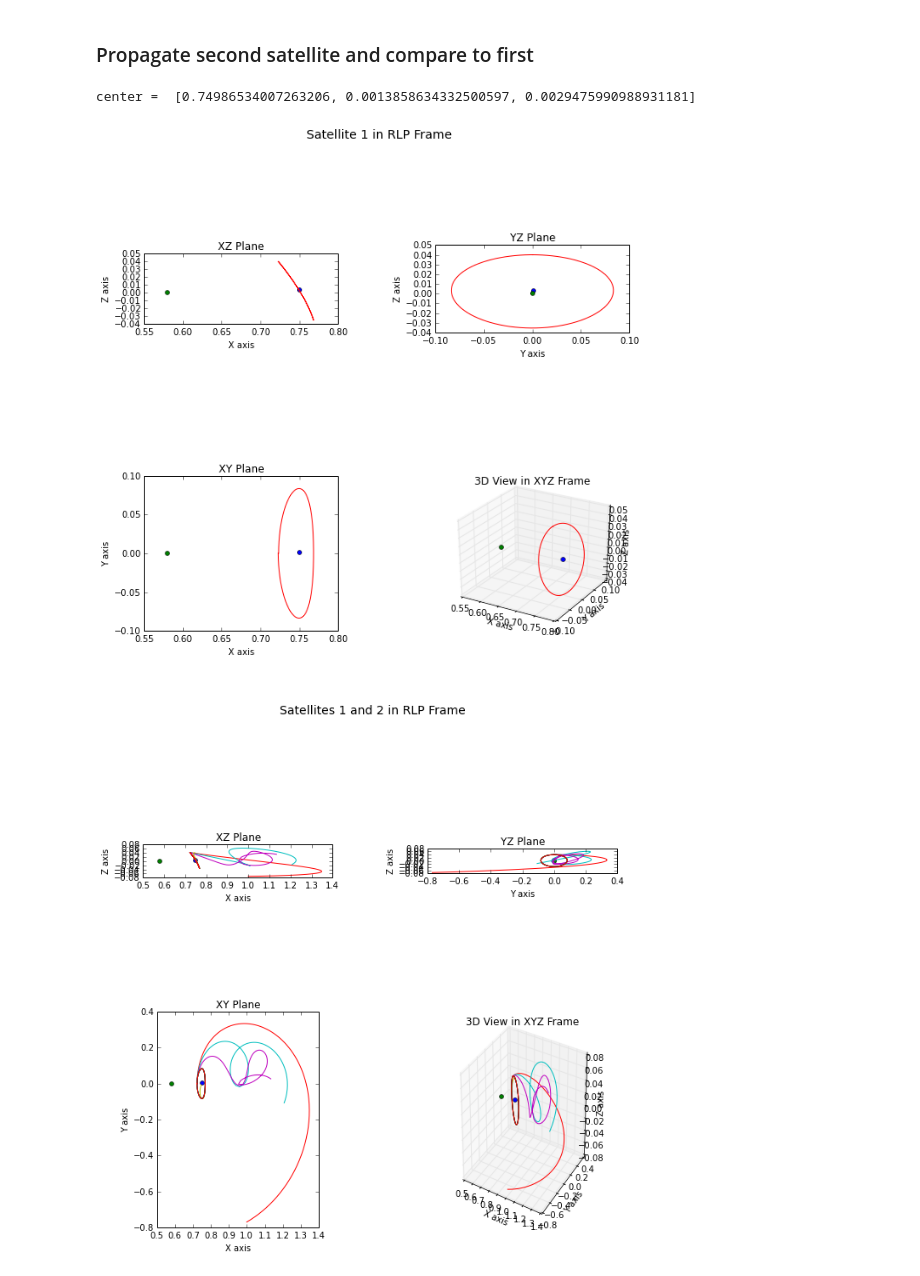
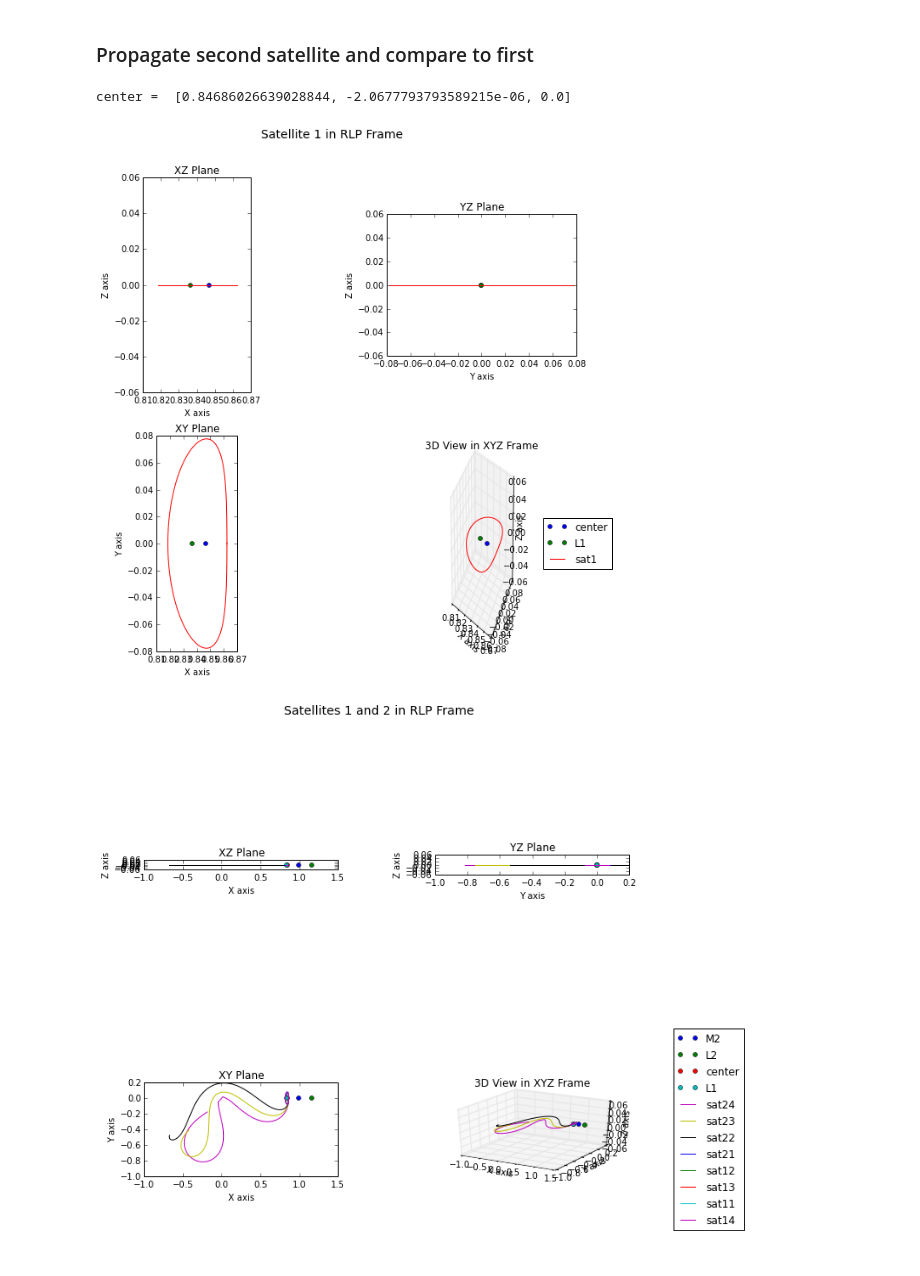
Before and after one commit to aerosara/thesis, a Jupyter notebook: notebooks/CRTBP Propagator with Two Spacecraft with Functions.ipynb, the cells around one changed output. Drawn from its saved outputs; the diff is of its cells as text; code cells hidden in the pictures.

```diff
--- a/notebooks/CRTBP Propagator with Two Spacecraft with Functions.ipynb
+++ b/notebooks/CRTBP Propagator with Two Spacecraft with Functions.ipynb
@@ -161,17 +106,38 @@ def ConvertOffsets(dx, dy, dz, basis1, basis2, basis3):
 
 ICs = InputDataDictionary()
 
-mu, timespan, initialstate1 = SetInitialConditions(ICs, ICset = 'Howell', ICtestcase = 0, numPoints = 200)
+mu, timespan, initialstate1 = SetInitialConditions(ICs, ICset = 'Barbee', ICtestcase = 0, numPoints = 200)
 
-L1, L2, L3, L4, L5 = ComputeLibrationPoints(mu)
+X1, X2, L1, L2, L3, L4, L5 = ComputeLibrationPoints(mu)
+
+# In nondimensional units, r12 = 1, M = 1, timeConst = Period/(2pi) = 1, G = 1
+r12 = 384400.0;
+timeConst = r12**(1.5)/mu**(0.5)
+
+# Re-dimensionalize
+#X1 = X1*r12;
+#X2 = X2*r12;
+#L1 = L1*r12;
+#L2 = L2*r12;
+#L3 = L3*r12;
+#L4 = L4*r12;
+#L5 = L5*r12;
 
 x1, y1, z1, xdot1, ydot1, zdot1 = PropagateSatellite(mu, timespan, initialstate1)
+
+# Re-dimensionalize
+#x1 = x1*r12;
+#y1 = y1*r12;
+#z1 = z1*r12;
+#xdot1 = xdot1*r12/timeConst;
+#ydot1 = ydot1*r12/timeConst;
+#zdot1 = zdot1*r12/timeConst;
 
 center = FindOrbitCenter(x1, y1, z1);
 
 # Plot satellite 1 in RLP frame
 data = {'sat1': {'x':x1, 'y':y1, 'z':z1}}
-points = {'L1': L1, 'center': center}
+points = {'L1': L1, 'center': center, }
 PlotGrid('Satellite 1 in RLP Frame', 'X', 'Y', 'Z', data, points, 'equal')
 
 rVec, iVec, cVec = BuildRICFrame(x1, y1, z1, xdot1, ydot1, zdot1, center)
@@ -215,7 +181,7 @@ for thetaindex in np.arange(1, 5, 1): # VNB factor range
 
 # Plot both satellites in RLP
 #data = {'sat1': {'x':x1, 'y':y1, 'z':z1}, 'sat2': {'x':x2, 'y':y2, 'z':z2}}
-points = {'L1': L1, 'center': center}
+points = {'L1': L1, 'L2': L2, 'center': center, 'M2': X2}
 PlotGrid('Satellites 1 and 2 in RLP Frame', 'X', 'Y', 'Z', dataRLP, points, 'equal')
 
 # Plot offset (relative motion) between satellites 1 and 2 in RLP
@@ -233,33 +199,33 @@ PlotGrid('Offset between Satellites 1 and 2 in RIC Frame', 'R', 'I', 'C', dataRI
 points = {'zero': [0,0,0]}
 PlotGrid('Offset between Satellites 1 and 2 in VNB Frame', 'V', 'N', 'B', dataVNB, points, 'auto')
 
     #return dx, dy, dz, x2, y2, z2
 
 
 #def RLPBothSatellitesWidget(thetaindex):
 
 #    SecondSatellite(thetaindex)
 
 #    RLPBothSatellitesPlots(x1, y1, z1, x2, y2, z2, L1, center)
 
 #def RLPOffsetWidget(thetaindex):
 
 #    SecondSatellite(thetaindex)
 
 #    RLPOffsetPlots(dx, dy, dz)
 
 #def RICWidget(thetaindex):
 
 #    SecondSatellite(thetaindex)
 
 #    RICPlots(dx, dy, dz, rVec, iVec, cVec)
 
 #def VNBWidget(thetaindex):
 
 #    SecondSatellite(thetaindex)
 
 #    VNBPlots(dx, dy, dz, vVec, nVec, bVec)
 # %% [output]
-center =  [0.74986534007263206, 0.0013858634332500597, 0.0029475990988931181]
+center =  [0.84686026639028844, -2.0677793793589215e-06, 0.0]
-[figure, old version]
+[figure, new version]
-[figure, old version]
+[figure, new version]
```
Also changed, not shown: parts of 4 cells of this notebook, 11 other files.
